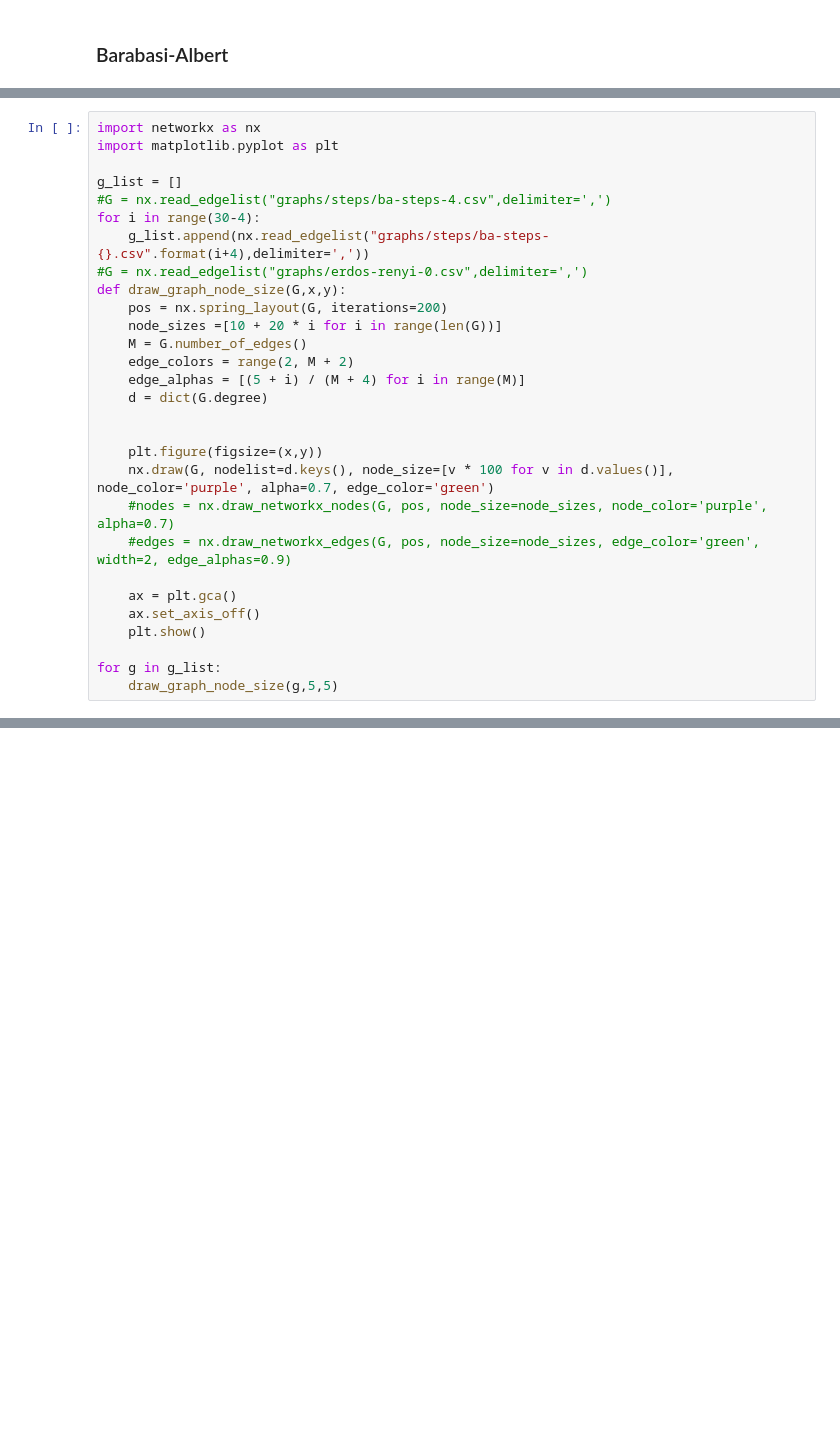
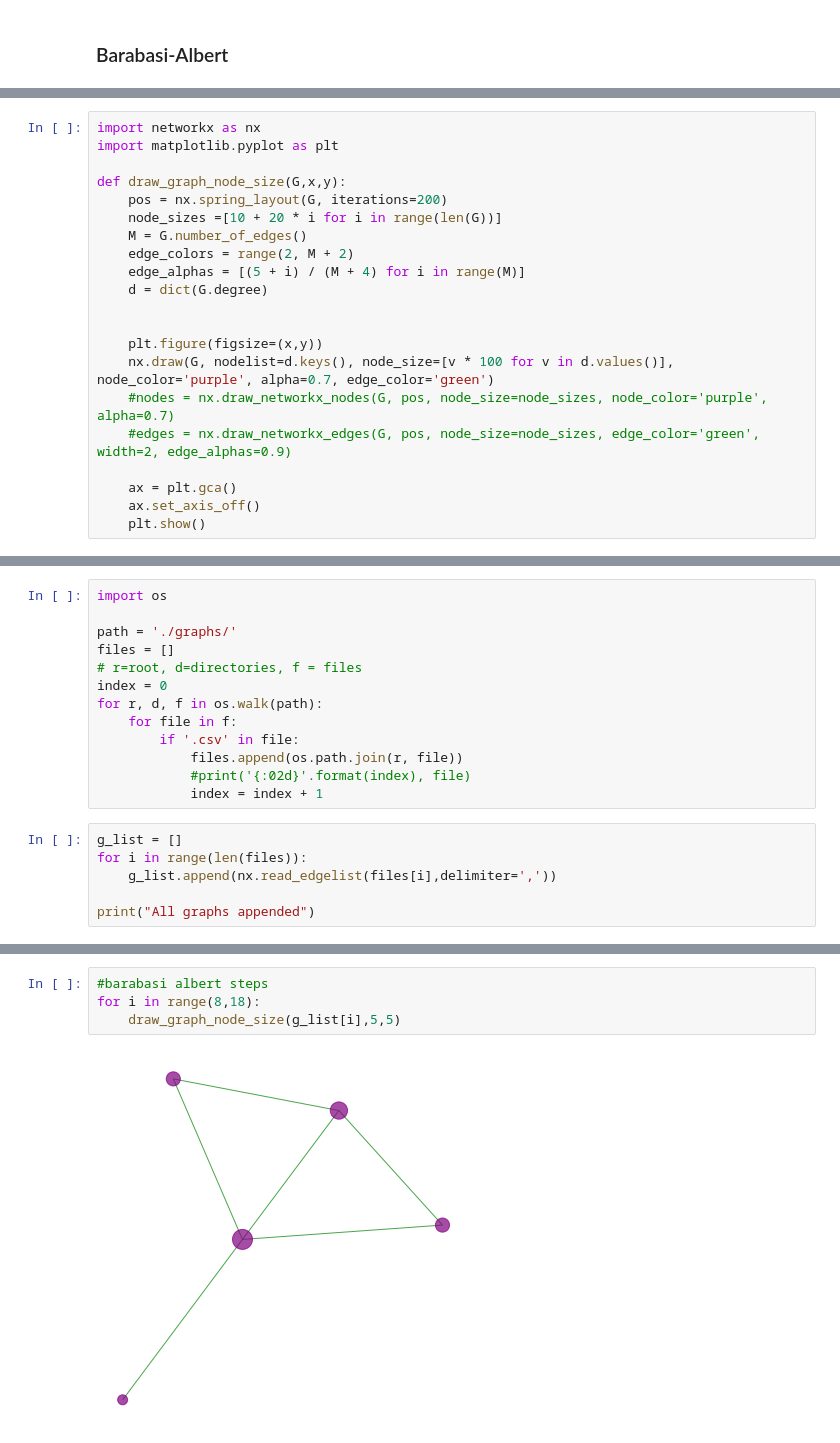
Before and after one commit to marl10/Social-Network-Analysis, a Jupyter notebook: P2/p2.ipynb, the cells around one changed output, grey strips where cells are left out. Saved outputs shown, nothing was run; the diff lists cells and outputs as text; blank space fills up the shorter version.

```diff
--- a/P2/p2.ipynb
+++ b/P2/p2.ipynb
@@ -117,11 +97,6 @@ barabasi_albert_steps(500,3)
 import networkx as nx
 import matplotlib.pyplot as plt
 
-g_list = []
-#G = nx.read_edgelist("graphs/steps/ba-steps-4.csv",delimiter=',')
-for i in range(30-4):
-    g_list.append(nx.read_edgelist("graphs/steps/ba-steps-{}.csv".format(i+4),delimiter=','))
-#G = nx.read_edgelist("graphs/erdos-renyi-0.csv",delimiter=',')
 def draw_graph_node_size(G,x,y):
     pos = nx.spring_layout(G, iterations=200)
     node_sizes =[10 + 20 * i for i in range(len(G))]
@@ -139,6 +114,3 @@ def draw_graph_node_size(G,x,y):
     ax = plt.gca()
     ax.set_axis_off()
     plt.show()
-
-for g in g_list:
-    draw_graph_node_size(g,5,5)
@@ -161,0 +117,19 @@ for g in g_list:
+# %%
+import os
+
+path = './graphs/'
+files = []
+# r=root, d=directories, f = files
+index = 0
+for r, d, f in os.walk(path):
+    for file in f:
+        if '.csv' in file:
+            files.append(os.path.join(r, file))
+            #print('{:02d}'.format(index), file)
+            index = index + 1
+# %%
+g_list = []
+for i in range(len(files)):
+    g_list.append(nx.read_edgelist(files[i],delimiter=','))
+
+print("All graphs appended")
@@ -161,0 +138,6 @@ for g in g_list:
+# %%
+#barabasi albert steps
+for i in range(8,18):
+    draw_graph_node_size(g_list[i],5,5)
+# %% [output]
+[figure, added]
```
Also changed, not shown: parts of 8 cells of this notebook, 46 other files.
